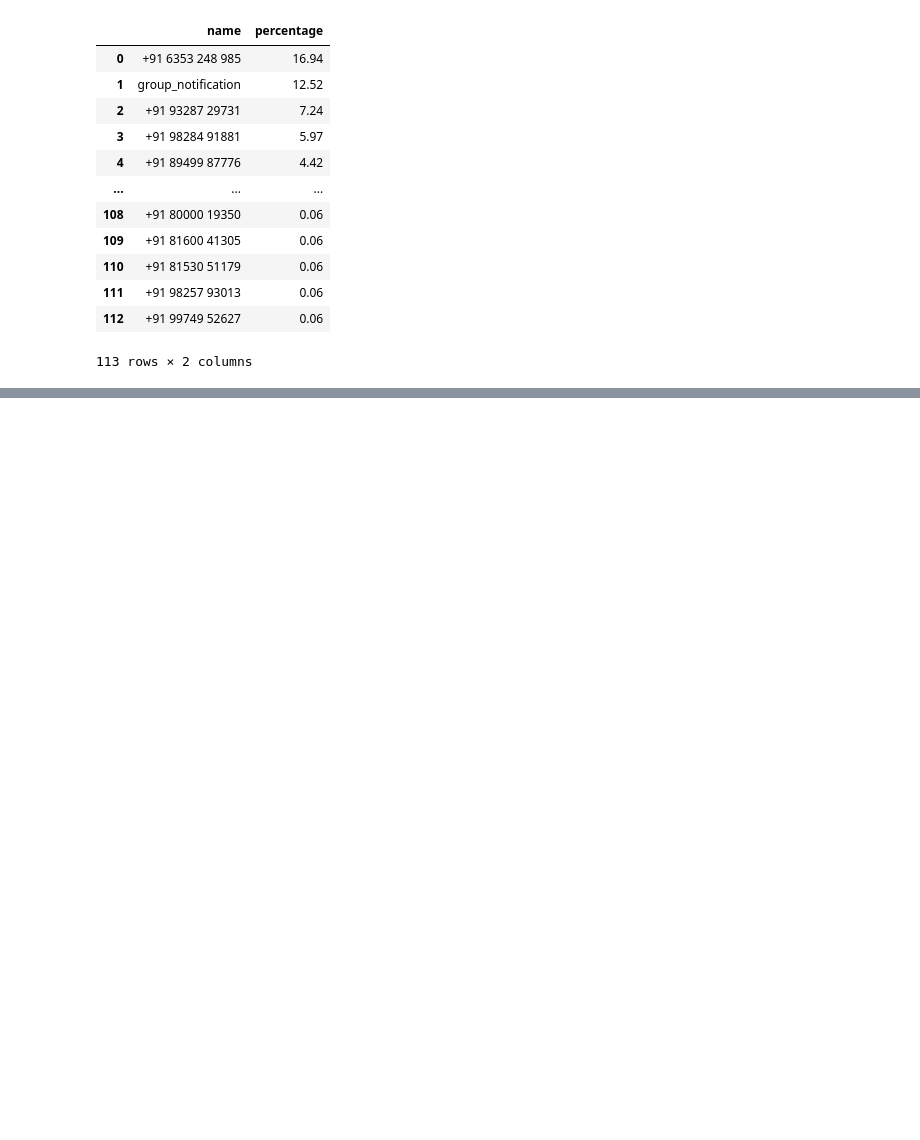
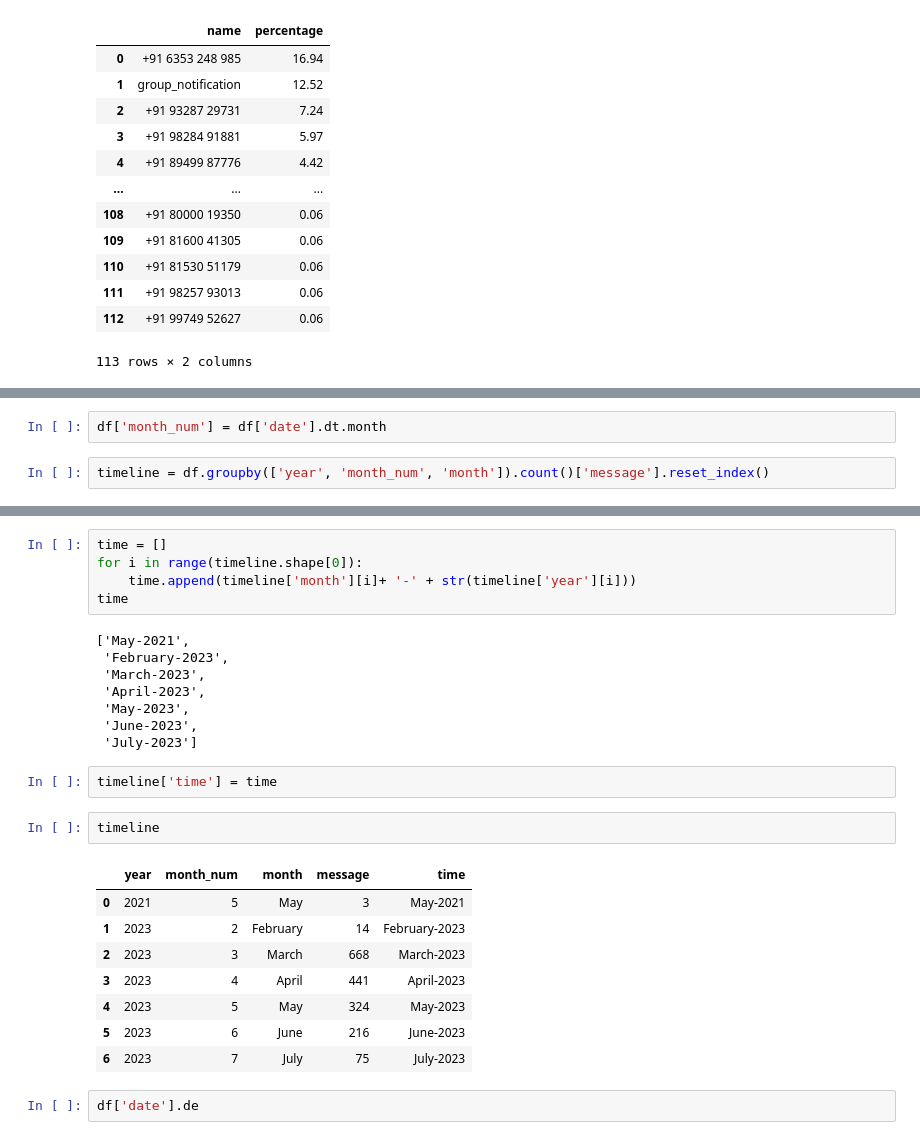
Before and after one commit to yash013/whatsapp_chat_analysis, a Jupyter notebook: whatsapp_chat_analysis.ipynb, the cells around one changed output, grey strips where cells are left out. Saved outputs shown, nothing was run; the diff lists cells and outputs as text; blank space fills up the shorter version.

```diff
--- a/whatsapp_chat_analysis.ipynb
+++ b/whatsapp_chat_analysis.ipynb
@@ -292,0 +293,4 @@ pd.DataFrame(Counter(words).most_common(20))
+# %%
+df['month_num'] = df['date'].dt.month
+# %%
+timeline = df.groupby(['year', 'month_num', 'month']).count()['message'].reset_index()
@@ -292,0 +308,28 @@ pd.DataFrame(Counter(words).most_common(20))
+# %%
+time = []
+for i in range(timeline.shape[0]):
+    time.append(timeline['month'][i]+ '-' + str(timeline['year'][i]))
+time
+# %% [output]
+['May-2021',
+ 'February-2023',
+ 'March-2023',
+ 'April-2023',
+ 'May-2023',
+ 'June-2023',
+ 'July-2023']
+# %%
+timeline['time'] = time
+# %%
+timeline
+# %% [output]
+|  | year | month_num | month | message | time |
+| 0 | 2021 | 5 | May | 3 | May-2021 |
+| 1 | 2023 | 2 | February | 14 | February-2023 |
+| 2 | 2023 | 3 | March | 668 | March-2023 |
+| 3 | 2023 | 4 | April | 441 | April-2023 |
+| 4 | 2023 | 5 | May | 324 | May-2023 |
+| 5 | 2023 | 6 | June | 216 | June-2023 |
+| 6 | 2023 | 7 | July | 75 | July-2023 |
+# %%
+df['date'].de
```
Also changed, not shown: parts of 9 cells of this notebook, 3 other files.
